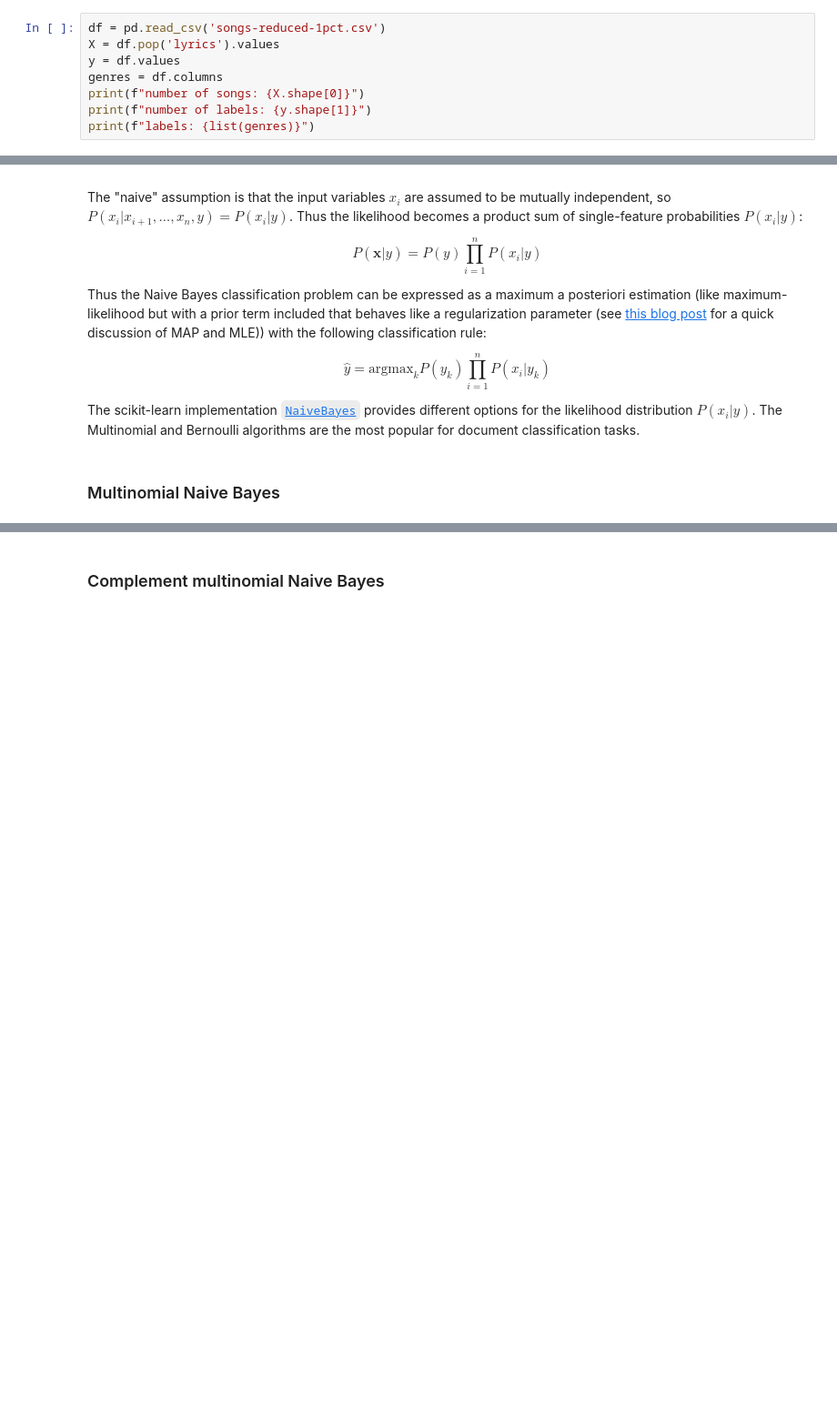
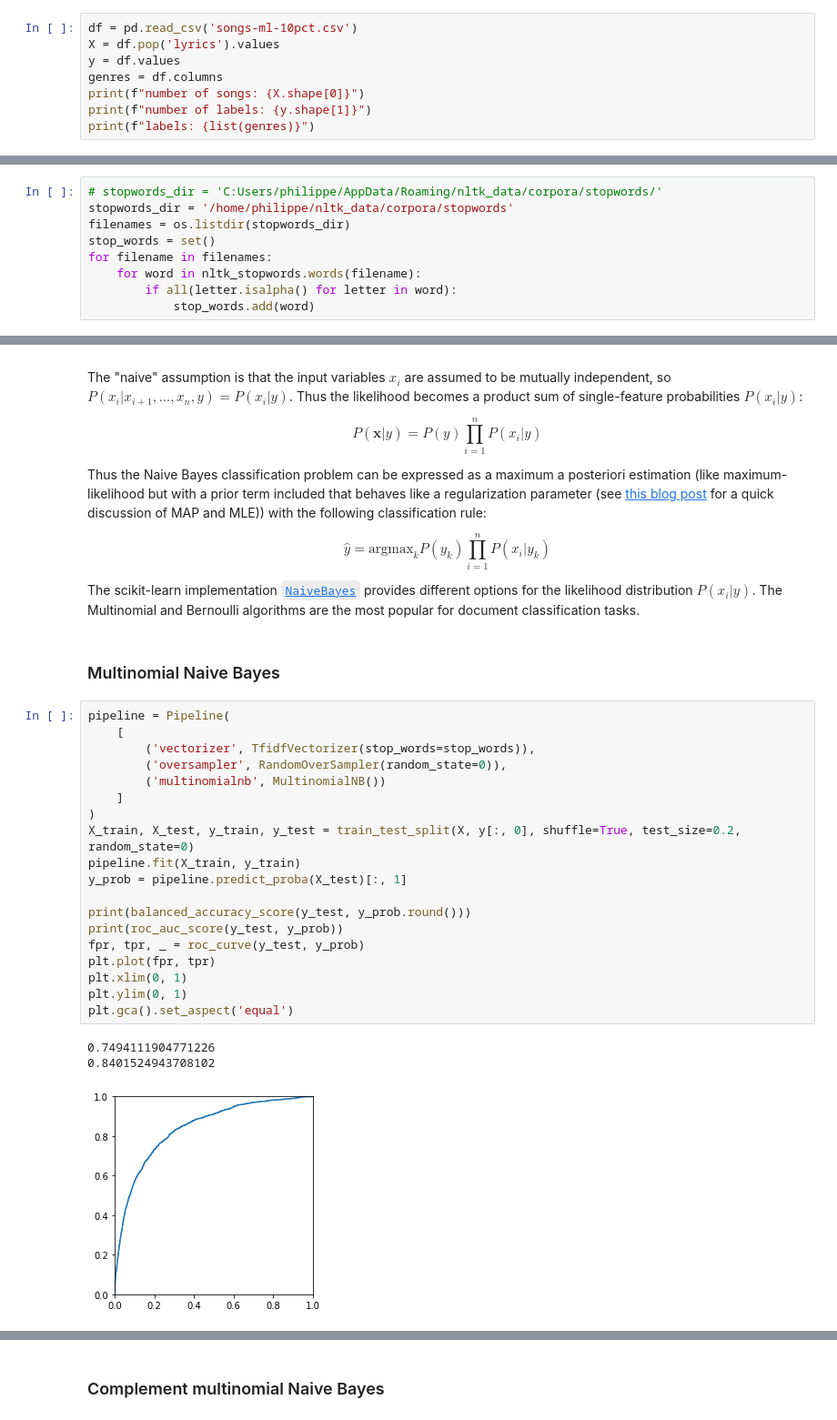
Before and after one commit to pdqnguyen/metallyrics, a Jupyter notebook: song-lyrics-multi-genre-bow.ipynb, the cells around one changed output, grey strips where cells are left out. Shown at 91% size. Drawn from its saved outputs; the diff is of its cells as text; blank space fills up the shorter version.

```diff
--- a/song-lyrics-multi-genre-bow.ipynb
+++ b/song-lyrics-multi-genre-bow.ipynb
@@ -99,7 +95,7 @@ See the previous chapters for more discussion about the data set. The data set i
 * The dataset is multi-lingual, since heavy metal spans many languages around the world. This will affect classification since there are correlations between genres and country of origin, as show in the previous chapter.
 * The length of song lyrics can vary wildly, but this won't be a big issue in a bag-of-words representation.
 # %%
-df = pd.read_csv('songs-reduced-1pct.csv')
+df = pd.read_csv('songs-ml-10pct.csv')
 X = df.pop('lyrics').values
 y = df.values
 genres = df.columns
@@ -467,3 +465,12 @@ Two pre-processing steps must be performed before a model can be trained on this
+# %%
+# stopwords_dir = 'C:Users/philippe/AppData/Roaming/nltk_data/corpora/stopwords/'
+stopwords_dir = '/home/philippe/nltk_data/corpora/stopwords'
+filenames = os.listdir(stopwords_dir)
+stop_words = set()
+for filename in filenames:
+    for word in nltk_stopwords.words(filename):
+        if all(letter.isalpha() for letter in word):
+            stop_words.add(word)
 # %% [markdown]
 <a id='logreg'></a>
 # Logistic regression
@@ -641,6 +648,29 @@ The scikit-learn implementation [`NaiveBayes`](https://scikit-learn.org/stable/m
 # %% [markdown]
 <a id='multinomialnb'></a>
 ### Multinomial Naive Bayes
+# %%
+pipeline = Pipeline(
+    [
+        ('vectorizer', TfidfVectorizer(stop_words=stop_words)),
+        ('oversampler', RandomOverSampler(random_state=0)),
+        ('multinomialnb', MultinomialNB())
+    ]
+)
+X_train, X_test, y_train, y_test = train_test_split(X, y[:, 0], shuffle=True, test_size=0.2, random_state=0)
+pipeline.fit(X_train, y_train)
+y_prob = pipeline.predict_proba(X_test)[:, 1]
+
+print(balanced_accuracy_score(y_test, y_prob.round()))
+print(roc_auc_score(y_test, y_prob))
+fpr, tpr, _ = roc_curve(y_test, y_prob)
+plt.plot(fpr, tpr)
+plt.xlim(0, 1)
+plt.ylim(0, 1)
+plt.gca().set_aspect('equal')
+# %% [output]
+0.7494111904771226
+0.8401524943708102
+[figure, added]
 # %%
 pipeline = Pipeline(
     [
```
Also changed, not shown: parts of 17 cells of this notebook.
